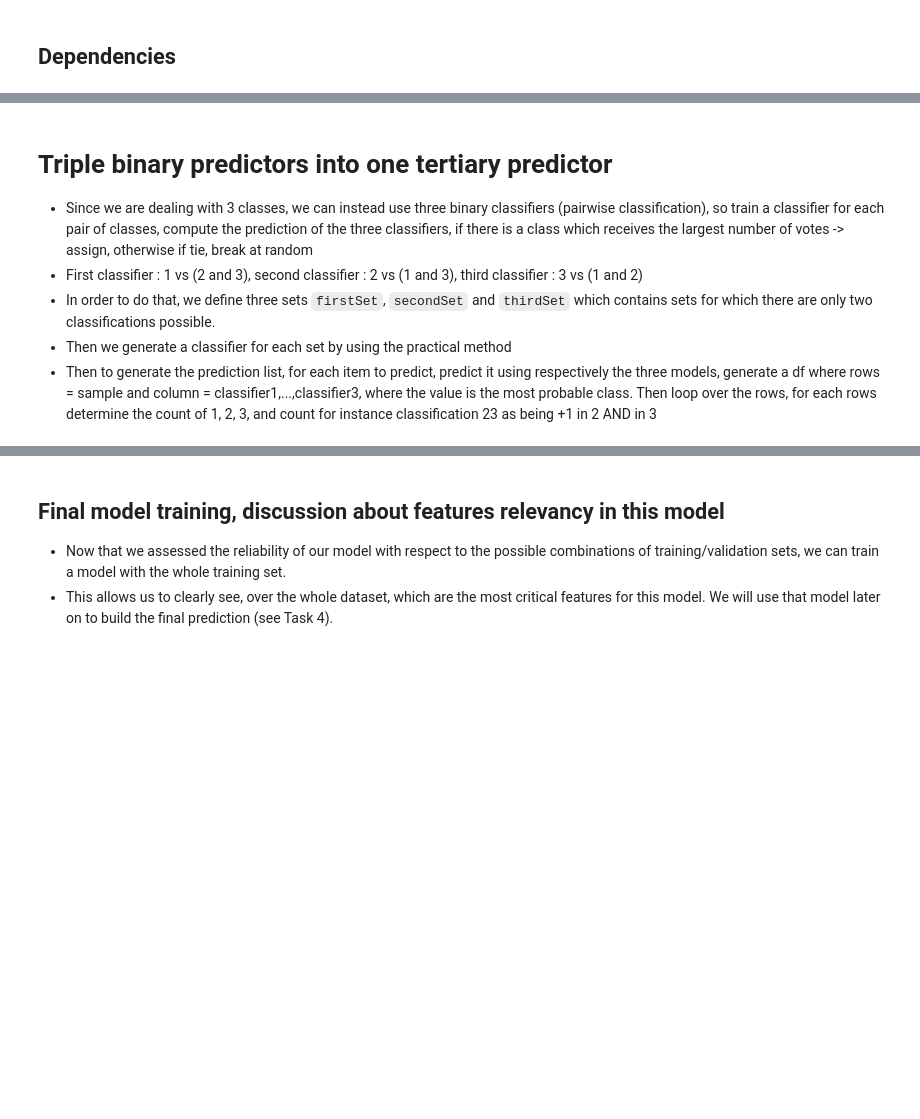
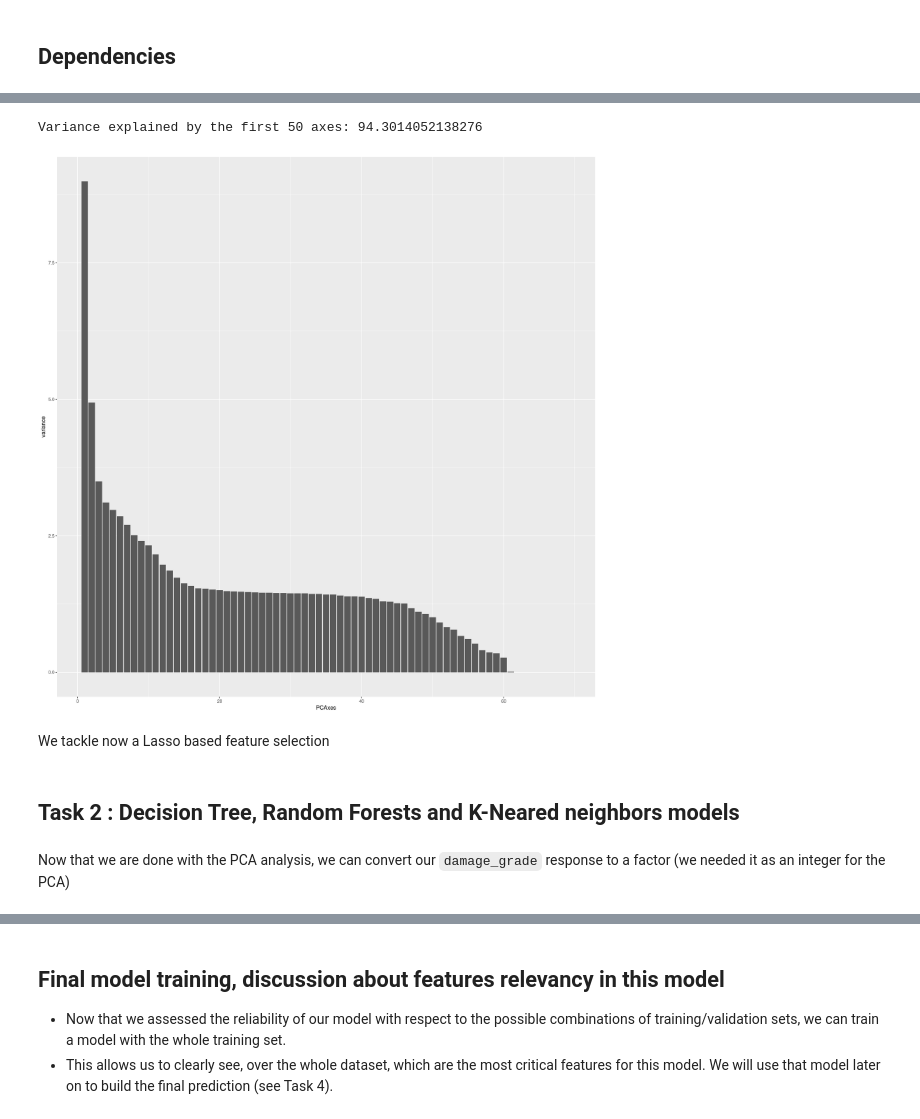
Before and after one commit to ULB-INFO-F-422/richter-s-predictor-group-38, a Jupyter notebook: implementation.ipynb, the cells around one changed output, grey strips where cells are left out. Drawn from its saved outputs; the diff is of its cells as text; code cells hidden in the pictures; blank space fills up the shorter version.

```diff
--- a/implementation.ipynb
+++ b/implementation.ipynb
@@ -229,7 +9,0 @@ plotPca(pca, 1, 2)
-# %%
-variance = (pca$sdev^2 / sum(pca$sdev^2))*100 # Compute a vector of each axis's variance
-print(variance)
-print(sum(variance[1:50]))
-PCAxes = c(1:70) # Build the five bars
-d = data.frame(PCAxes, variance) # Associate each axis to its variance
-ggplot(d, aes(PCAxes, variance)) + geom_col() # Plot variances
@@ -266,9 +278,27 @@ ERROR: Error in autoplot(pca, x = main, y = second, data = c, colour = "COHORT",
+# %%
+# Compute a vector variance that contains
+# the dataset variance explained by each
+# axis', in percentage
+variance = (pca$sdev^2 / sum(pca$sdev^2))*100
+
+# Print the sum (total variance explained)
+# of the variance vector for the first 50 axes
+cat(paste0("Variance explained by the first 50 axes: ", sum(variance[1:50])))
+
+# For the plot, first define a dataframe d that
+# contains the axis number and the variance it
+# explains. Finally call ggplot and specify columns
+# to obtain a barplot
+d = data.frame(PCAxes=c(1:69), variance)
+ggplot(d, aes(PCAxes, variance)) + geom_col()
+# %% [output]
+Variance explained by the first 50 axes: 94.3014052138276
+[figure, added]
+# %% [markdown]
+We tackle now a Lasso based feature selection
+# %% [markdown]
+## Task 2 : Decision Tree, Random Forests and K-Neared neighbors models
+# %% [markdown]
+Now that we are done with the PCA analysis, we can convert our `damage_grade` response to a factor (we needed it as an integer for the PCA)
 # %%
 dataPP$damage_grade = as.factor(dataPP$damage_grade)
-# %% [markdown]
-# Triple binary predictors into one tertiary predictor
-- Since we are dealing with 3 classes, we can instead use three binary classifiers (pairwise classification), so train a classifier for each pair of classes, compute the prediction of the three classifiers, if there is a class which receives the largest number of votes -> assign, otherwise if tie, break at random
-- First classifier : 1 vs (2 and 3), second classifier : 2 vs (1 and 3), third classifier : 3 vs (1 and 2)
-- In order to do that, we define three sets `firstSet`, `secondSet` and `thirdSet` which contains sets for which there are only two classifications possible.
-- Then we generate a classifier for each set by using the practical method
-- Then to generate the prediction list, for each item to predict, predict it using respectively the three models, generate a df where rows = sample and column = classifier1,...,classifier3, where the value is the most probable class. Then loop over the rows, for each rows determine the count of 1, 2, 3, and count for instance classification 23 as being +1 in 2 AND in 3
```
Also changed, not shown: parts of 78 cells of this notebook.
